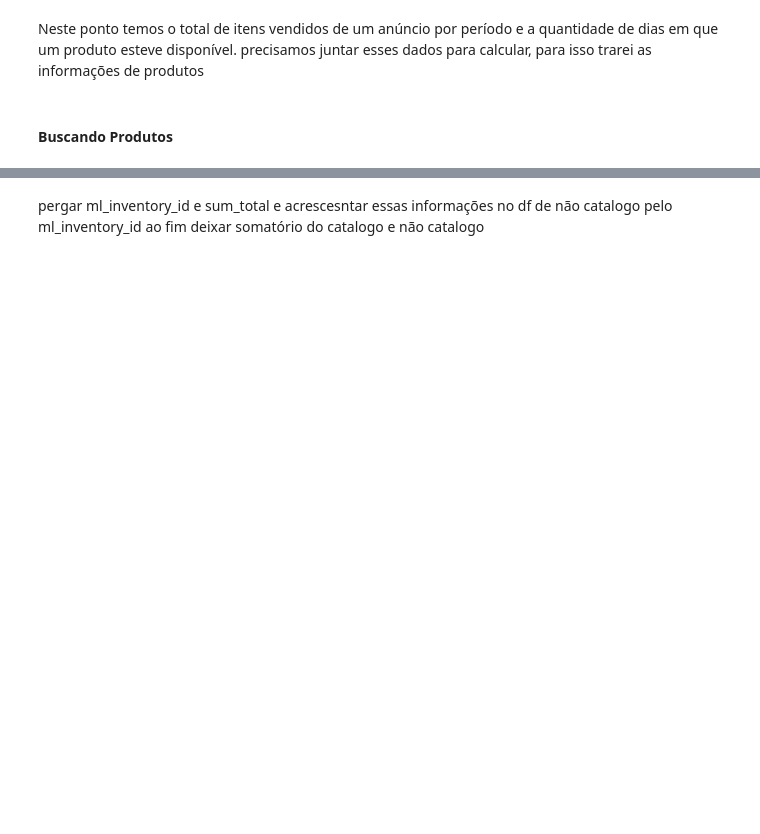
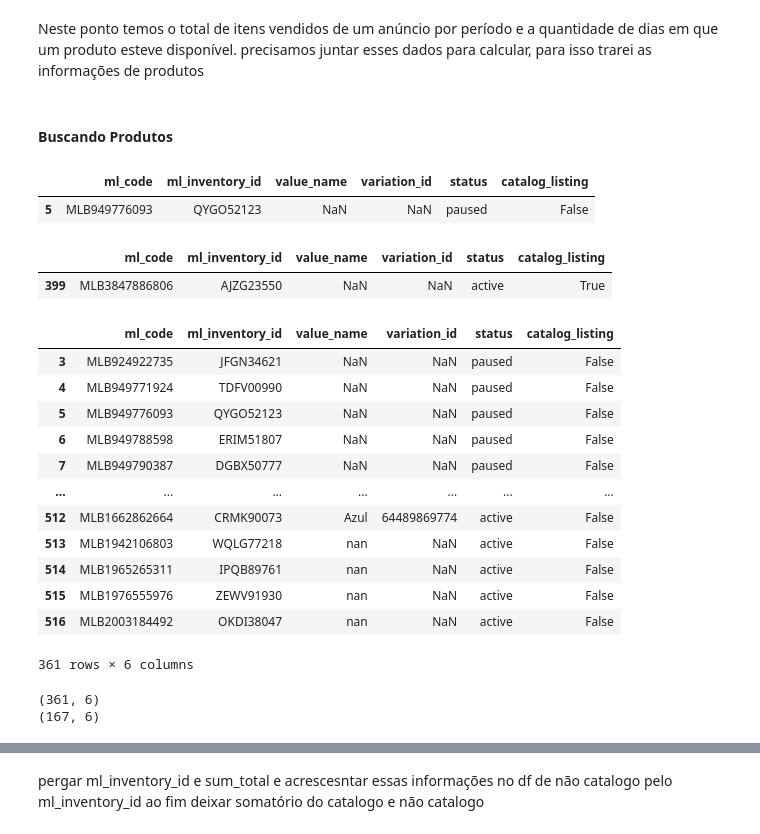
Before and after one commit to lpcoutinho/mcenter_streamlit, a Jupyter notebook: Notebooks/calculando_envio_fulfillment.ipynb, the cells around one changed output, grey strips where cells are left out. Saved outputs shown, nothing was run; the diff lists cells and outputs as text; code cells hidden in the pictures; blank space fills up the shorter version.

```diff
--- a/Notebooks/calculando_envio_fulfillment.ipynb
+++ b/Notebooks/calculando_envio_fulfillment.ipynb
@@ -471,0 +527,32 @@ df_catalogo = df_codes[df_codes["catalog_listing"] == True]
+# %%
+df_not_catalogo.sample()
+# %% [output]
+|  | ml_code | ml_inventory_id | value_name | variation_id | status | catalog_listing |
+| 5 | MLB949776093 | QYGO52123 | NaN | NaN | paused | False |
+# %%
+df_catalogo.sample()
+# %% [output]
+|  | ml_code | ml_inventory_id | value_name | variation_id | status | catalog_listing |
+| 399 | MLB3847886806 | AJZG23550 | NaN | NaN | active | True |
+# %%
+df_not_catalogo
+# %% [output]
+|  | ml_code | ml_inventory_id | value_name | variation_id | status | catalog_listing |
+| 3 | MLB924922735 | JFGN34621 | NaN | NaN | paused | False |
+| 4 | MLB949771924 | TDFV00990 | NaN | NaN | paused | False |
+| 5 | MLB949776093 | QYGO52123 | NaN | NaN | paused | False |
+| 6 | MLB949788598 | ERIM51807 | NaN | NaN | paused | False |
+| 7 | MLB949790387 | DGBX50777 | NaN | NaN | paused | False |
+| ... | ... | ... | ... | ... | ... | ... |
+| 512 | MLB1662862664 | CRMK90073 | Azul | 64489869774 | active | False |
+| 513 | MLB1942106803 | WQLG77218 | nan | NaN | active | False |
+| 514 | MLB1965265311 | IPQB89761 | nan | NaN | active | False |
+| 515 | MLB1976555976 | ZEWV91930 | nan | NaN | active | False |
+| 516 | MLB2003184492 | OKDI38047 | nan | NaN | active | False |
+361 rows × 6 columns
+# %%
+print(df_not_catalogo.shape)
+print(df_catalogo.shape)
+# %% [output]
+(361, 6)
+(167, 6)
```
Also changed, not shown: parts of 98 cells of this notebook, 30 other files.
